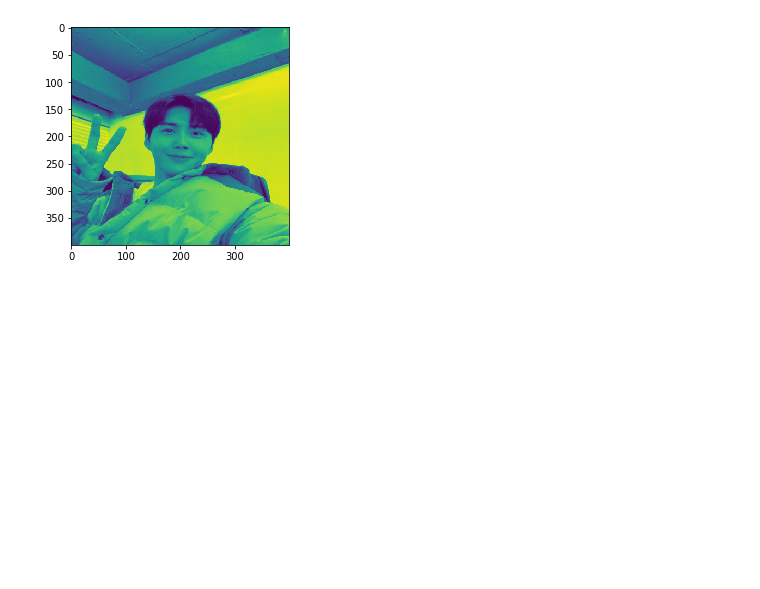
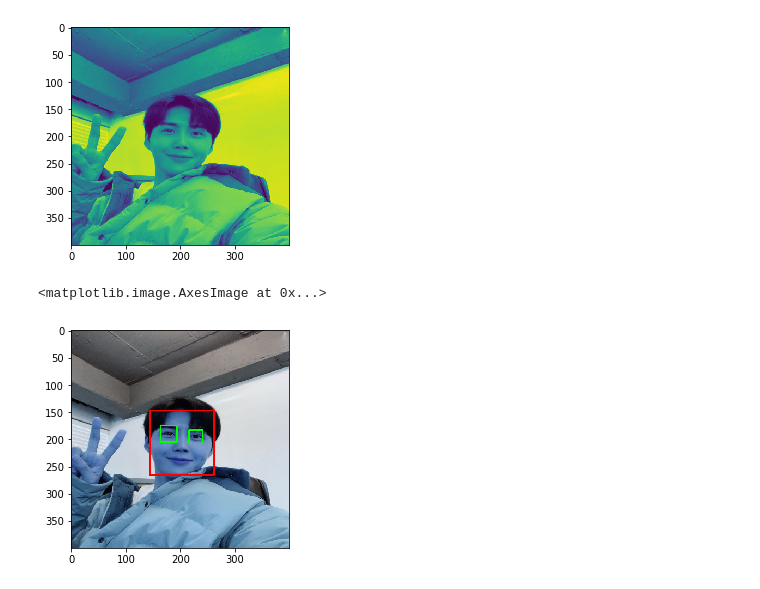
Before and after one commit to Parkjiwonha/Mask_Deteciton, a Jupyter notebook: face_eye_detection.ipynb, the cells around one changed output. Saved outputs shown, nothing was run; the diff lists cells and outputs as text; code cells hidden in the pictures; blank space fills up the shorter version.

Commit message:
image

```diff
--- a/face_eye_detection.ipynb
+++ b/face_eye_detection.ipynb
@@ -36,3 +36,8 @@ for (x,y,w,h) in faces:
 cv2.imshow('img',img2)
 cv2.waitKey(0)
 cv2.destroyAllWindows()
+# %%
+plt.imshow(img2)
+# %% [output]
+<matplotlib.image.AxesImage at 0x...>
+[figure, added]
```
Also changed, not shown: parts of 1 cell of this notebook.
